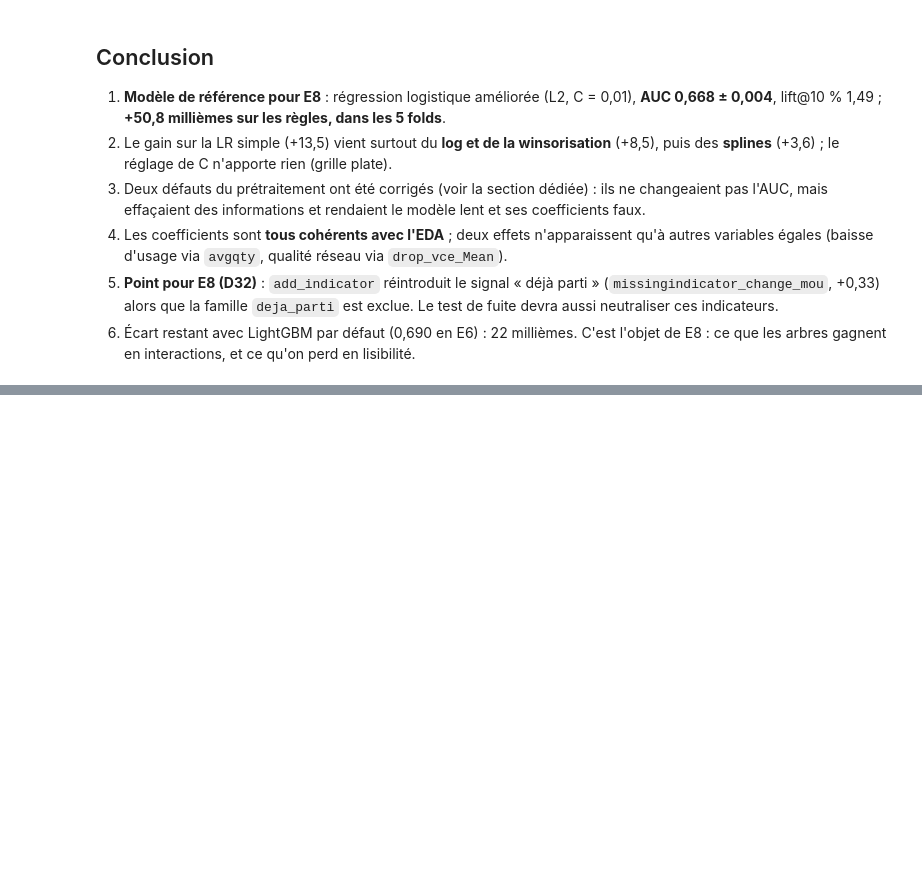
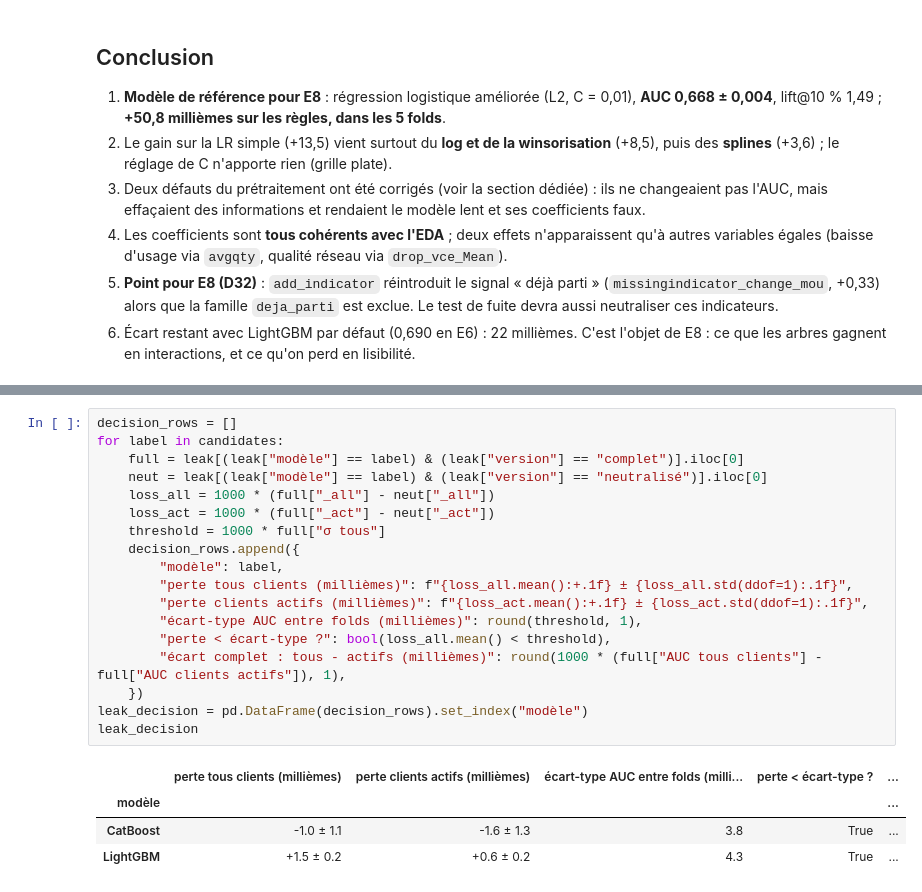
Before and after one commit to malek-ksouri/telecom_churn, a Jupyter notebook: notebooks/05_modeling.ipynb, the cells around one changed output, grey strips where cells are left out. Drawn from its saved outputs; the diff is of its cells as text; blank space fills up the shorter version.

```diff
--- a/notebooks/05_modeling.ipynb
+++ b/notebooks/05_modeling.ipynb
@@ -403,0 +550,23 @@ pd.DataFrame({"months": effects["months"].loc[[6, 9, 11, 12, 15, 24, 36, 60]].ro
+# %%
+decision_rows = []
+for label in candidates:
+    full = leak[(leak["modèle"] == label) & (leak["version"] == "complet")].iloc[0]
+    neut = leak[(leak["modèle"] == label) & (leak["version"] == "neutralisé")].iloc[0]
+    loss_all = 1000 * (full["_all"] - neut["_all"])
+    loss_act = 1000 * (full["_act"] - neut["_act"])
+    threshold = 1000 * full["σ tous"]
+    decision_rows.append({
+        "modèle": label,
+        "perte tous clients (millièmes)": f"{loss_all.mean():+.1f} ± {loss_all.std(ddof=1):.1f}",
+        "perte clients actifs (millièmes)": f"{loss_act.mean():+.1f} ± {loss_act.std(ddof=1):.1f}",
+        "écart-type AUC entre folds (millièmes)": round(threshold, 1),
+        "perte < écart-type ?": bool(loss_all.mean() < threshold),
+        "écart complet : tous - actifs (millièmes)": round(1000 * (full["AUC tous clients"] - full["AUC clients actifs"]), 1),
+    })
+leak_decision = pd.DataFrame(decision_rows).set_index("modèle")
+leak_decision
+# %% [output]
+|  | perte tous clients (millièmes) | perte clients actifs (millièmes) | écart-type AUC entre folds (milli... | perte < écart-type ? | ... |
+| modèle |  |  |  |  | ... |
+| CatBoost | -1.0 ± 1.1 | -1.6 ± 1.3 | 3.8 | True | ... |
+| LightGBM | +1.5 ± 0.2 | +0.6 ± 0.2 | 4.3 | True | ... |
```
Also changed, not shown: parts of 15 cells of this notebook, 8 other files.
